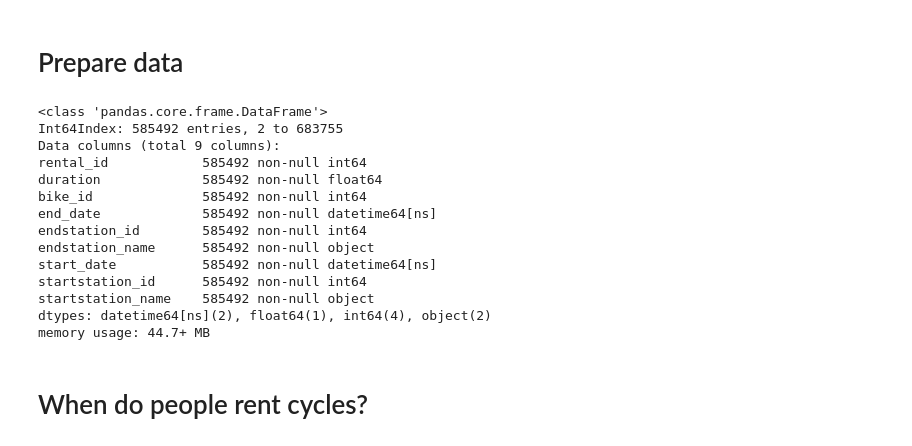
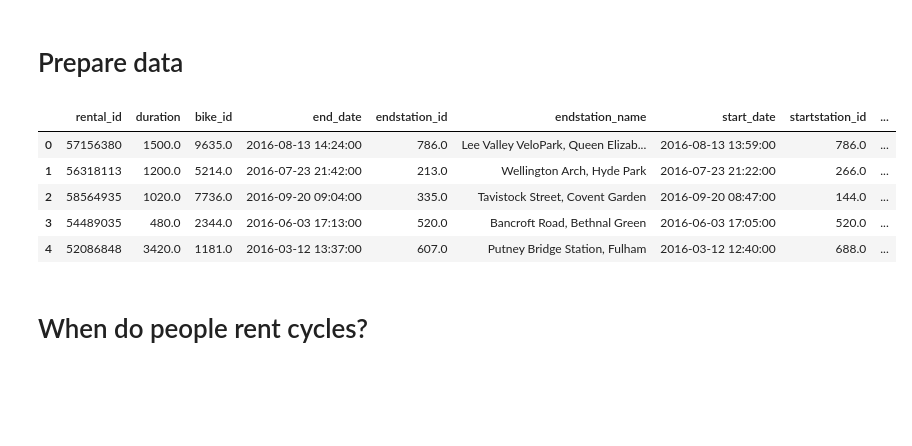
Before and after one commit to fabiangunzinger/london_cycling, a Jupyter notebook: london_cycling.ipynb, the cells around one changed output. Saved outputs shown, nothing was run; the diff lists cells and outputs as text; code cells hidden in the pictures; blank space fills up the shorter version.

```diff
--- a/london_cycling.ipynb
+++ b/london_cycling.ipynb
@@ -42,20 +48,17 @@ df = df[df['start_date'].dt.month == 12]
-# %%
-df.info()
-# %% [output]
-<class 'pandas.core.frame.DataFrame'>
-Int64Index: 585492 entries, 2 to 683755
-Data columns (total 9 columns):
-rental_id            585492 non-null int64
-duration             585492 non-null float64
-bike_id              585492 non-null int64
-end_date             585492 non-null datetime64[ns]
-endstation_id        585492 non-null int64
-endstation_name      585492 non-null object
-start_date           585492 non-null datetime64[ns]
-startstation_id      585492 non-null int64
-startstation_name    585492 non-null object
-dtypes: datetime64[ns](2), float64(1), int64(4), object(2)
-memory usage: 44.7+ MB
+# %%
+# Read sample data
+
+df = pd.read_csv('./data/sample2016.csv',
+                 parse_dates=['start_date', 'end_date'],
+                 infer_datetime_format=True)
+df.head()
+# %% [output]
+|  | rental_id | duration | bike_id | end_date | endstation_id | endstation_name | start_date | startstation_id | ... |
+| 0 | 57156380 | 1500.0 | 9635.0 | 2016-08-13 14:24:00 | 786.0 | Lee Valley VeloPark, Queen Elizab... | 2016-08-13 13:59:00 | 786.0 | ... |
+| 1 | 56318113 | 1200.0 | 5214.0 | 2016-07-23 21:42:00 | 213.0 | Wellington Arch, Hyde Park | 2016-07-23 21:22:00 | 266.0 | ... |
+| 2 | 58564935 | 1020.0 | 7736.0 | 2016-09-20 09:04:00 | 335.0 | Tavistock Street, Covent Garden | 2016-09-20 08:47:00 | 144.0 | ... |
+| 3 | 54489035 | 480.0 | 2344.0 | 2016-06-03 17:13:00 | 520.0 | Bancroft Road, Bethnal Green | 2016-06-03 17:05:00 | 520.0 | ... |
+| 4 | 52086848 | 3420.0 | 1181.0 | 2016-03-12 13:37:00 | 607.0 | Putney Bridge Station, Fulham | 2016-03-12 12:40:00 | 688.0 | ... |
 # %% [markdown]
 # When do people rent cycles?
 # %%
```
Also changed, not shown: parts of 13 cells of this notebook, 1 other file.
